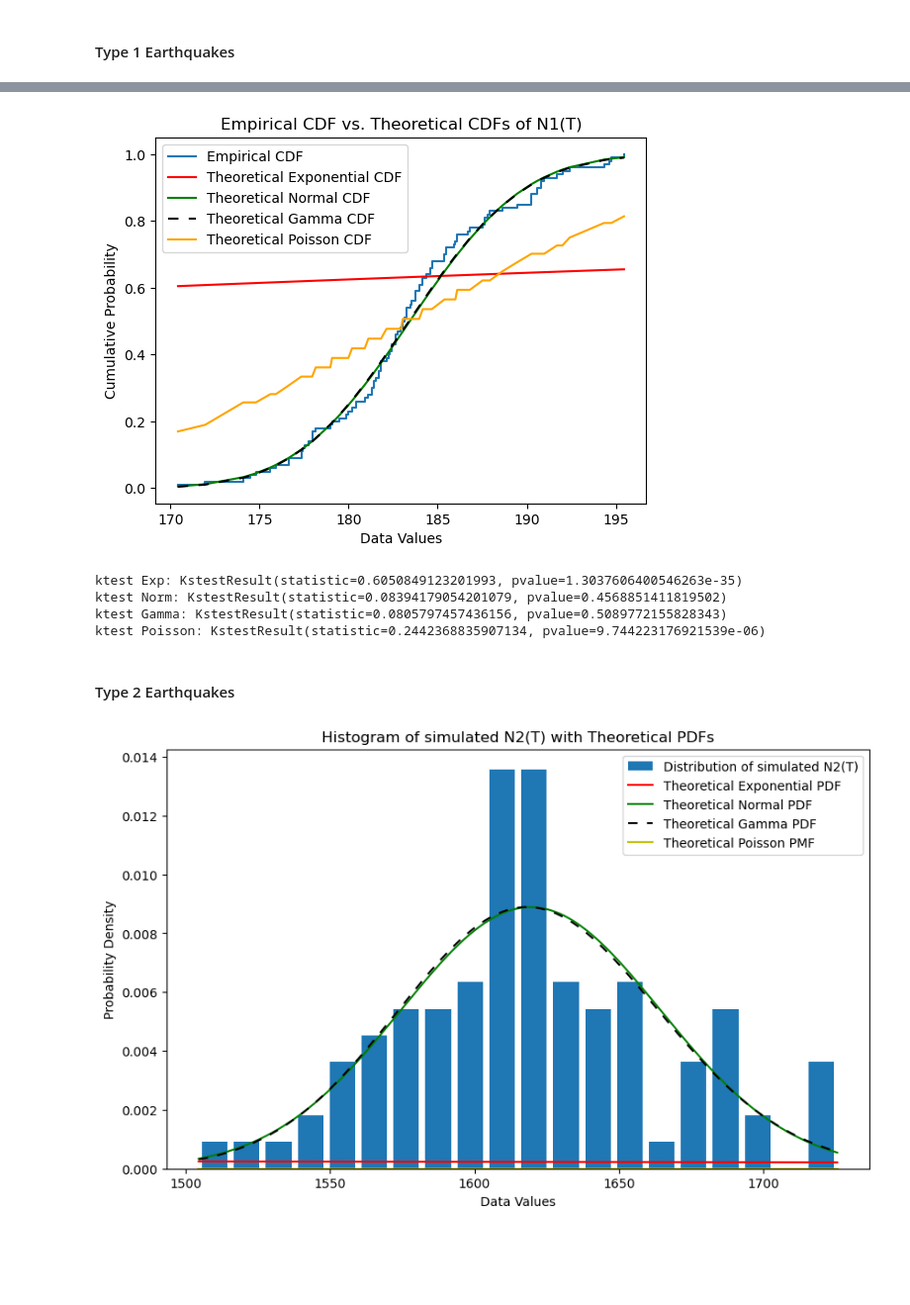
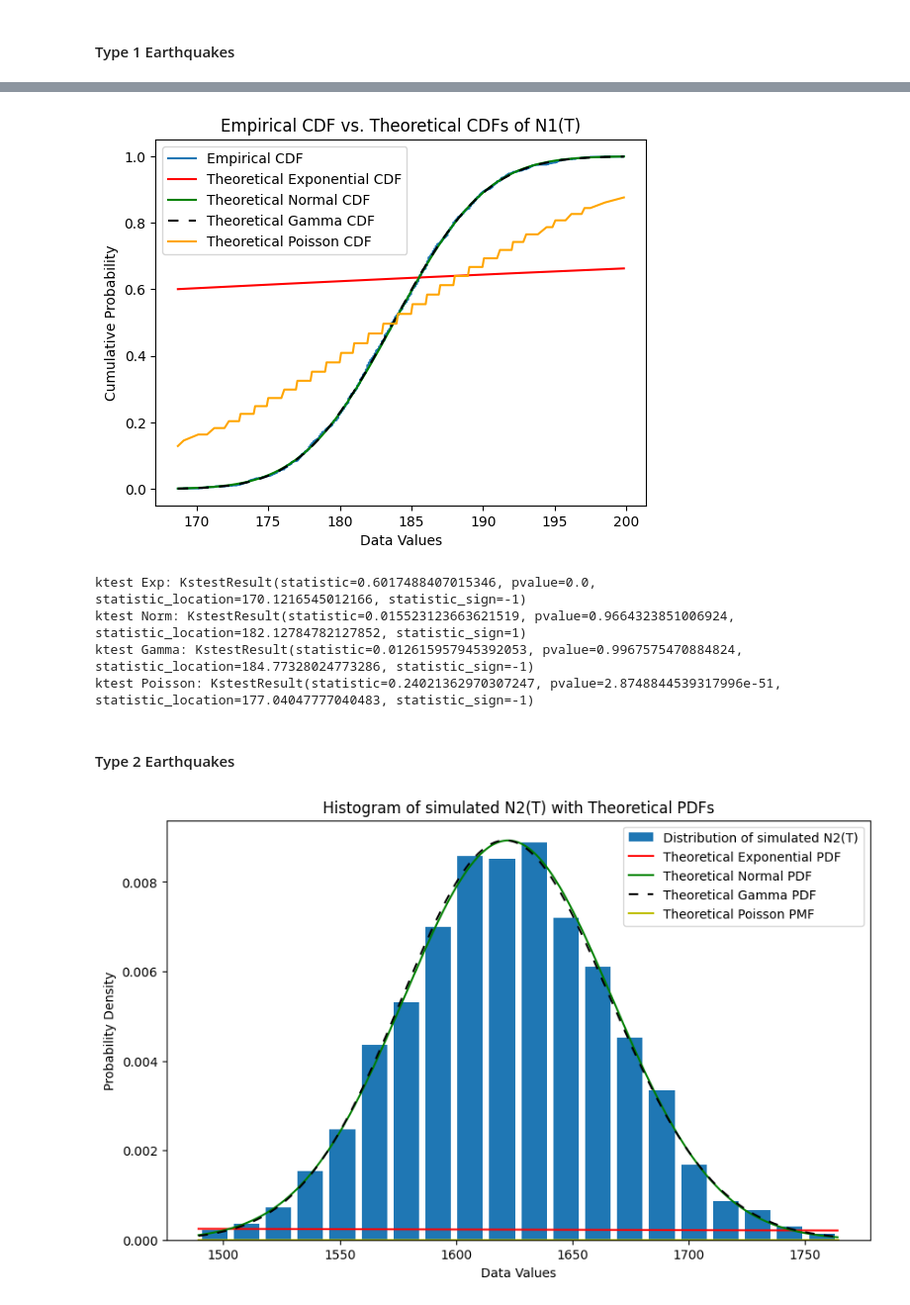
Before and after one commit to Rawbun34/2DF20---Assignment-2, a Jupyter notebook: 2DF20_Assignment_2.ipynb, the cells around one changed output, grey strips where cells are left out. Shown at 99% size. Cells and saved outputs as stored; diff of their text form; code cells hidden in the pictures; blank space fills up the shorter version.

```diff
--- a/2DF20_Assignment_2.ipynb
+++ b/2DF20_Assignment_2.ipynb
@@ -491,7 +491,7 @@ ktest Gamma: KstestResult(statistic=0.00685451344107735, pvalue=0.83739781753079
 # %%
 T = 365*24*60 # Simulation is done for next year and is converted to minutes for the simulation
 
-nrRuns = 100 # Number of runs, used to define how many simulations are done before calculating the statistics and plotting
+nrRuns = 1000 # Number of runs, used to define how many simulations are done before calculating the statistics and plotting
 
 def simEarthquakes(alpha, beta, T):
     Nt = 0 # Counting the number of earthquakes
@@ -870,7 +1063,7 @@ xs2_NT_type1 = np.sort(NrType1)
 ys_NT_type1 = np.arange(1/len(NrType1), 1 + 1/len(NrType1), 1/len(NrType1))
 # Empirical distribution sampling to visualise which distribution aligns the best with the distribution of the simulated data set
 # Plot the empirical CDF as a solid blue line
-plt.step(xs2_NT_type1, ys_NT, where='post', label = 'Empirical CDF')
+plt.step(xs2_NT_type1, ys_NT_type1, where='post', label = 'Empirical CDF')
 # Plot the theoretical Exponential CDF as a solid red line
 plt.plot(xs2_NT_type1, estExpDist_NT_type1.cdf(xs2_NT_type1), 'r', label = 'Theoretical Exponential CDF')
 # Plot the theoretical Normal CDF as a solid green line
@@ -885,7 +1078,7 @@ plt.ylabel('Cumulative Probability')
 plt.legend()
 plt.show()
 # %% [output]
-[figure, old version]
+[figure, new version]
 # %%
 # Perform the Kolmogorov-Smirnov test as a goodness of fit test for N1(T)
 # H0: the empirical distribution function tends to the chosen distribution function of N1(T)
@@ -894,10 +1087,10 @@ print("ktest Norm:", stats.kstest(NrType1, estNormDist_NT_type1.cdf))
 print("ktest Gamma:", stats.kstest(NrType1, estGammaDist_NT_type1.cdf))
 print("ktest Poisson:", stats.kstest(NrType1, estPoisDist_NT_type1.cdf))
 # %% [output]
-ktest Exp: KstestResult(statistic=0.6050849123201993, pvalue=1.3037606400546263e-35)
-ktest Norm: KstestResult(statistic=0.08394179054201079, pvalue=0.4568851411819502)
-ktest Gamma: KstestResult(statistic=0.0805797457436156, pvalue=0.5089772155828343)
-ktest Poisson: KstestResult(statistic=0.2442368835907134, pvalue=9.744223176921539e-06)
+ktest Exp: KstestResult(statistic=0.6017488407015346, pvalue=0.0, statistic_location=170.1216545012166, statistic_sign=-1)
+ktest Norm: KstestResult(statistic=0.015523123663621519, pvalue=0.9664323851006924, statistic_location=182.12784782127852, statistic_sign=1)
+ktest Gamma: KstestResult(statistic=0.012615957945392053, pvalue=0.9967575470884824, statistic_location=184.77328024773286, statistic_sign=-1)
+ktest Poisson: KstestResult(statistic=0.24021362970307247, pvalue=2.8748844539317996e-51, statistic_location=177.04047777040483, statistic_sign=-1)
 # %% [markdown]
 #### Type 2 Earthquakes
 # %%
@@ -928,35 +1121,36 @@ betaEst_NT_type2 = M1_NT_type2 / (M2_NT_type2 - M1_NT_type2**2) # Beta is estima
 estGammaDist_NT_type2 = stats.gamma(alphaEst_NT_type2, scale=1/betaEst_NT_type2)
 
 # Initializing the Poisson Distribution
 # E[X] = lambda
 # Therefore, lambda could be estimated as M1
 lamEst_NT_type2 = M1_NT_type2
 estPoisDist_NT_type2 = stats.poisson(lamEst_NT_type2)
 
 # Creating array serving as x-coordinates for plotting the theoretical PDF's/PMF
 # Use of min() and max() to ensure that xs has the same range as NrType2
 xs_NT_type2_continuous = np.arange(min(NrType2), max(NrType2), 0.1) # for PDFs
 xs_NT_type2_discrete = np.arange(min(NrType2), max(NrType2) + 1) # for PMF, using step size 1
+
 # Visualising the distribution of N2(T) together with the predefined distribution to check
 # which distribution aligns the best with the distribution of the simulated data set
 plt.figure(figsize=(10,6))
 # Plot distribution of N2(T) as a blue histogram
 plt.hist(NrType2, rwidth = 0.8, bins=20, density=True, label = 'Distribution of simulated N2(T)')
 # Plot the theoretical Exponential PDF as a solid red line
 plt.plot(xs_NT_type2_continuous, estExpDist_NT_type2.pdf(xs_NT_type2_continuous), 'r', label = 'Theoretical Exponential PDF')
 # Plot the theoretical Normal PDF as a solid green line
 plt.plot(xs_NT_type2_continuous, estNormDist_NT_type2.pdf(xs_NT_type2_continuous), 'g', label = 'Theoretical Normal PDF')
 # Plot the theoretical Gamma PDF as a dotted black line to make it clearer because it almost completely overlaps with the Normal PDF
-plt.plot(xs_NT_type_continuous, estGammaDist_NT_type2.pdf(xs_NT_type2_continuous), 'black', linestyle='--', dashes=(5,5), label = 'Theoretical Gamma PDF')
+plt.plot(xs_NT_type2_continuous, estGammaDist_NT_type2.pdf(xs_NT_type2_continuous), 'black', linestyle='--', dashes=(5,5), label = 'Theoretical Gamma PDF')
 # Plot the theoretical Poisson PMF as a solid yellow line
 plt.plot(xs_NT_type2_discrete, estPoisDist_NT_type2.pmf(xs_NT_type2_discrete), 'y', label = 'Theoretical Poisson PMF')
 plt.title('Histogram of simulated N2(T) with Theoretical PDFs')
 plt.xlabel('Data Values')
 plt.ylabel('Probability Density')
 plt.legend()
 plt.show()
 # %% [output]
-[figure, old version]
+[figure, new version]
 # %%
 '''
 Plotting the Empirical CDF of N2(T) and compare to 4 CDFs:
```
Also changed, not shown: parts of 33 cells of this notebook.
